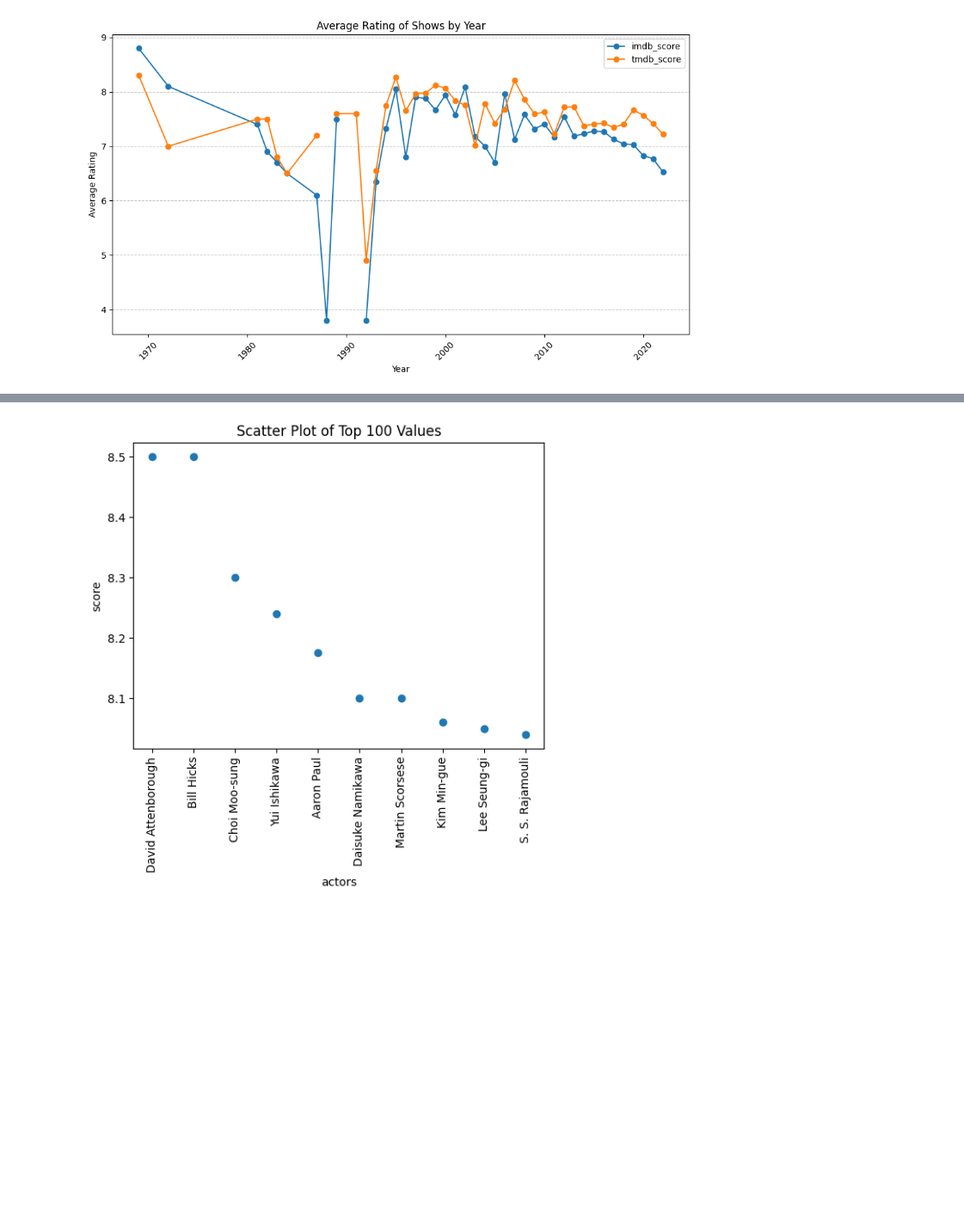
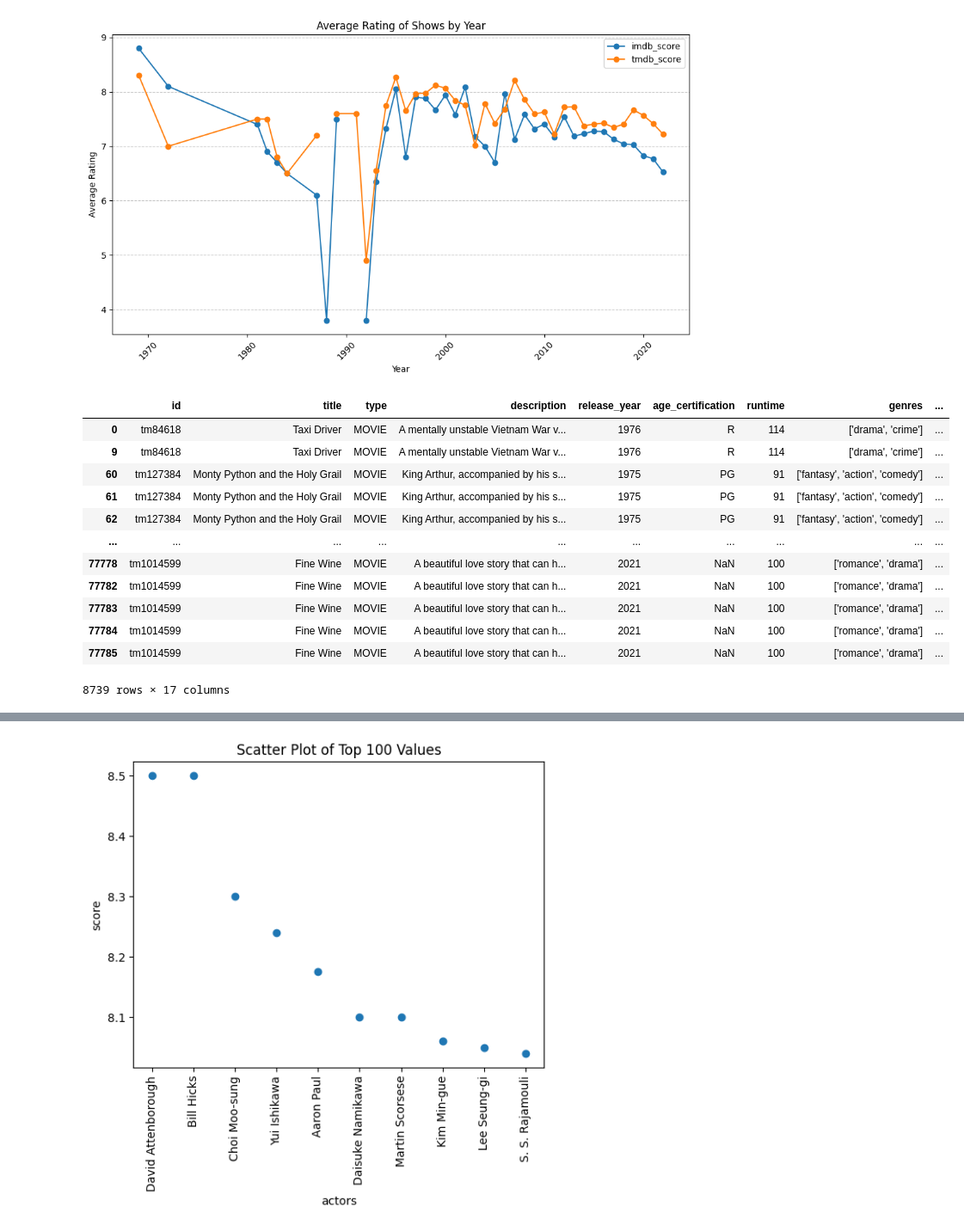
Before and after one commit to Vladboy2/EECS3401FinalProject, a Jupyter notebook: MovieShowPredictor.ipynb, the cells around one changed output, grey strips where cells are left out. Shown: that part at 86% size. Cells and saved outputs as stored; diff of their text form; code cells hidden in the pictures; blank space fills up the shorter version.

```diff
--- a/MovieShowPredictor.ipynb
+++ b/MovieShowPredictor.ipynb
@@ -169,7 +169,24 @@ plot_avg_rating_by_year(avg_show_ratings, 'Shows')
 [figure]
 [figure]
 # %%
-actor_counts = combined_df['person_id'].value_counts()
+#actor_counts = combined_df['person_id'].value_counts()
+actor_counts=combined_df[combined_df['role']=='ACTOR']['person_id'].value_counts()
 actors_more_than_one_movie = actor_counts[actor_counts > 4].index
 
-filtered_df = combined_df[combined_df['person_id'].isin(actors_more_than_one_movie)]
+actors_df = combined_df[(combined_df['person_id'].isin(actors_more_than_one_movie))]
+actors_df=actors_df[actors_df['role']=='ACTOR']
+actors_df
+# %% [output]
+|  | id | title | type | description | release_year | age_certification | runtime | genres | ... |
+| 0 | tm84618 | Taxi Driver | MOVIE | A mentally unstable Vietnam War v... | 1976 | R | 114 | ['drama', 'crime'] | ... |
+| 9 | tm84618 | Taxi Driver | MOVIE | A mentally unstable Vietnam War v... | 1976 | R | 114 | ['drama', 'crime'] | ... |
+| 60 | tm127384 | Monty Python and the Holy Grail | MOVIE | King Arthur, accompanied by his s... | 1975 | PG | 91 | ['fantasy', 'action', 'comedy'] | ... |
+| 61 | tm127384 | Monty Python and the Holy Grail | MOVIE | King Arthur, accompanied by his s... | 1975 | PG | 91 | ['fantasy', 'action', 'comedy'] | ... |
+| 62 | tm127384 | Monty Python and the Holy Grail | MOVIE | King Arthur, accompanied by his s... | 1975 | PG | 91 | ['fantasy', 'action', 'comedy'] | ... |
+| ... | ... | ... | ... | ... | ... | ... | ... | ... | ... |
+| 77778 | tm1014599 | Fine Wine | MOVIE | A beautiful love story that can h... | 2021 | NaN | 100 | ['romance', 'drama'] | ... |
+| 77782 | tm1014599 | Fine Wine | MOVIE | A beautiful love story that can h... | 2021 | NaN | 100 | ['romance', 'drama'] | ... |
+| 77783 | tm1014599 | Fine Wine | MOVIE | A beautiful love story that can h... | 2021 | NaN | 100 | ['romance', 'drama'] | ... |
+| 77784 | tm1014599 | Fine Wine | MOVIE | A beautiful love story that can h... | 2021 | NaN | 100 | ['romance', 'drama'] | ... |
+| 77785 | tm1014599 | Fine Wine | MOVIE | A beautiful love story that can h... | 2021 | NaN | 100 | ['romance', 'drama'] | ... |
+8739 rows × 17 columns
```
Also changed, not shown: parts of 3 cells of this notebook.
